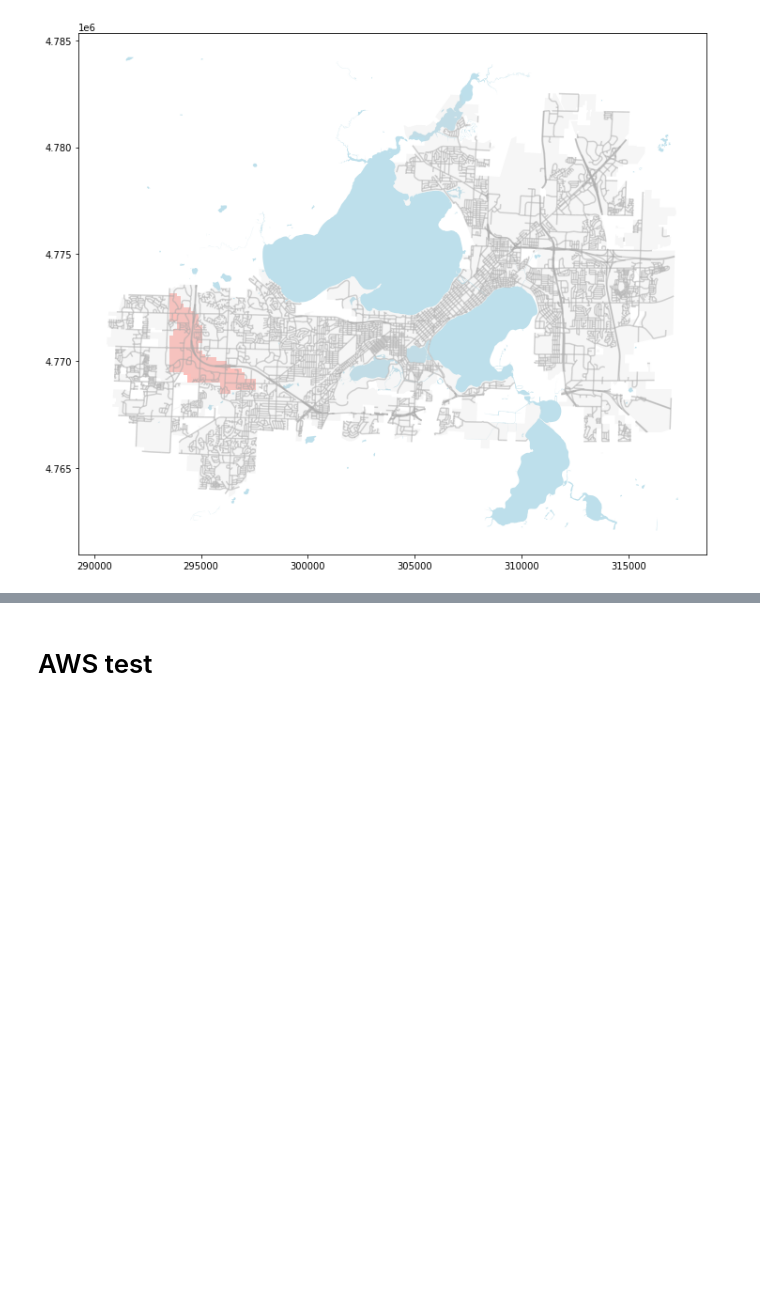
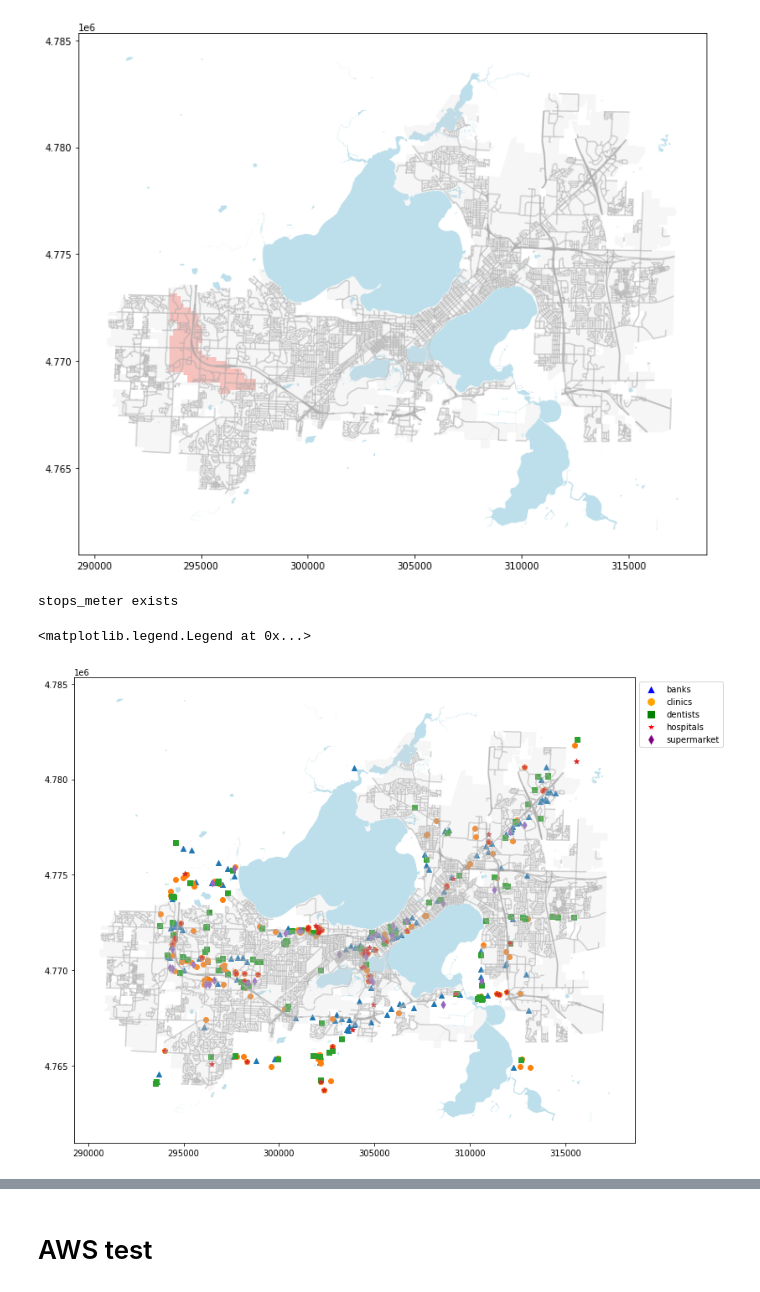
Before and after one commit to wisc-bus/simulator, a Jupyter notebook: notebooks/example.ipynb, the cells around one changed output, grey strips where cells are left out. Drawn from its saved outputs; the diff is of its cells as text; code cells hidden in the pictures; blank space fills up the shorter version.

Commit message:
visualization

```diff
--- a/notebooks/example.ipynb
+++ b/notebooks/example.ipynb
@@ -269,3 +253,53 @@ example_gdf.plot(color="#ffbfba", ax=ax)
 stops_meter exists
 <AxesSubplot:>
 [figure]
+# %%
+temp_df = services_gdf.apply(copy.deepcopy)
+background_path = os.path.join('..', 'data', 'plot', 'background')
+street = gpd.read_file(os.path.join(background_path, "street-meter-shp")).to_crs(4326)
+max_lon = street.bounds.maxx.max()
+min_lon = street.bounds.minx.min()
+max_lat = street.bounds.maxy.max()
+min_lat = street.bounds.miny.min()
+
+gtfo = SCanalyzer(os.path.join('..', 'data', 'mmt_gtfs.zip'))
+ax = plot_background(f"EPSG:{gtfo.epsg}")
+
+epsg = findEPSG(temp_df['latitude'][0], temp_df['longitude'][0])
+transformer = Transformer.from_crs(4326, epsg)
+stop_x, stop_y = transformer.transform(
+            temp_df['latitude'], temp_df['longitude'])
+temp_df['stop_x'], temp_df['stop_y'] = stop_x, stop_y
+temp_df = temp_df[(temp_df['latitude'] < max_lat) & (temp_df['latitude'] > min_lat) & (temp_df['longitude'] < max_lon) & (temp_df['longitude'] > min_lon)]
+banks = temp_df[temp_df['service'] == 'banks']
+clinics = temp_df[temp_df['service'] == 'clinics']
+dentists = temp_df[temp_df['service'] == 'dentists']
+hospitals = temp_df[temp_df['service'] == 'hospitals']
+supermarket = temp_df[temp_df['service'] == 'supermarket']
+banks = gpd.GeoDataFrame(
+    banks['service'], geometry=gpd.points_from_xy(banks.stop_x, banks.stop_y), crs="EPSG:"+str(epsg))
+clinics = gpd.GeoDataFrame(
+    clinics['service'], geometry=gpd.points_from_xy(clinics.stop_x, clinics.stop_y), crs="EPSG:"+str(epsg))
+dentists = gpd.GeoDataFrame(
+    dentists['service'], geometry=gpd.points_from_xy(dentists.stop_x, dentists.stop_y), crs="EPSG:"+str(epsg))
+hospitals = gpd.GeoDataFrame(
+    hospitals['service'], geometry=gpd.points_from_xy(hospitals.stop_x, hospitals.stop_y), crs="EPSG:"+str(epsg))
+supermarket = gpd.GeoDataFrame(
+    supermarket['service'], geometry=gpd.points_from_xy(supermarket.stop_x, supermarket.stop_y), crs="EPSG:"+str(epsg))
+banks.plot(ax=ax, marker='^')
+clinics.plot(ax=ax, marker='o')
+dentists.plot(ax=ax, marker='s')
+hospitals.plot(ax=ax, marker='*')
+r = supermarket.plot(ax=ax, marker='d')
+
+lineslist = []
+lineslist.append(lines.Line2D([],[],color="white", markerfacecolor = "blue", marker = "^", markersize=10, label = "banks"))
+lineslist.append(lines.Line2D([],[],color="white", markerfacecolor = "orange", marker = "o", markersize=10, label = "clinics"))
+lineslist.append(lines.Line2D([],[],color="white", markerfacecolor = "green", marker = "s", markersize=10, label = "dentists"))
+lineslist.append(lines.Line2D([],[],color="white", markerfacecolor = "red", marker = "*", markersize=10, label = "hospitals"))
+lineslist.append(lines.Line2D([],[],color="white", markerfacecolor = "purple", marker = "d", markersize=10, label = "supermarket"))
+r.legend(handles = lineslist, bbox_to_anchor=(1.00, 1.00), loc="upper left",prop={"size": 10})
+# %% [output]
+stops_meter exists
+<matplotlib.legend.Legend at 0x...>
+[figure, added]
```
Also changed, not shown: parts of 9 cells of this notebook, 2 other files.
